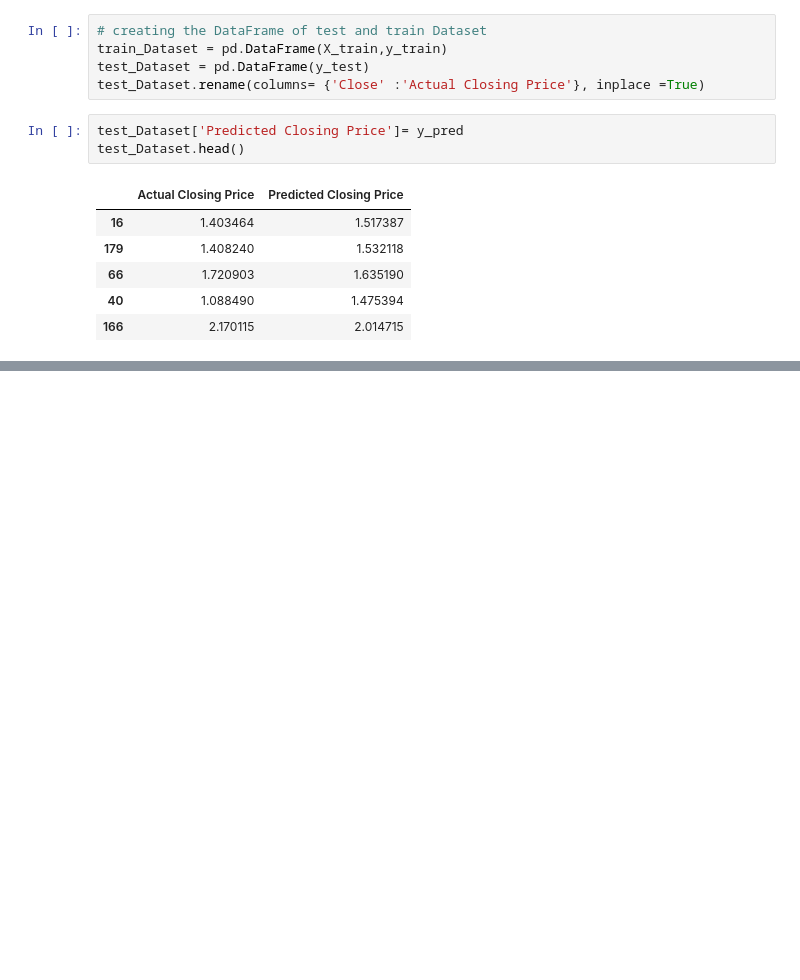
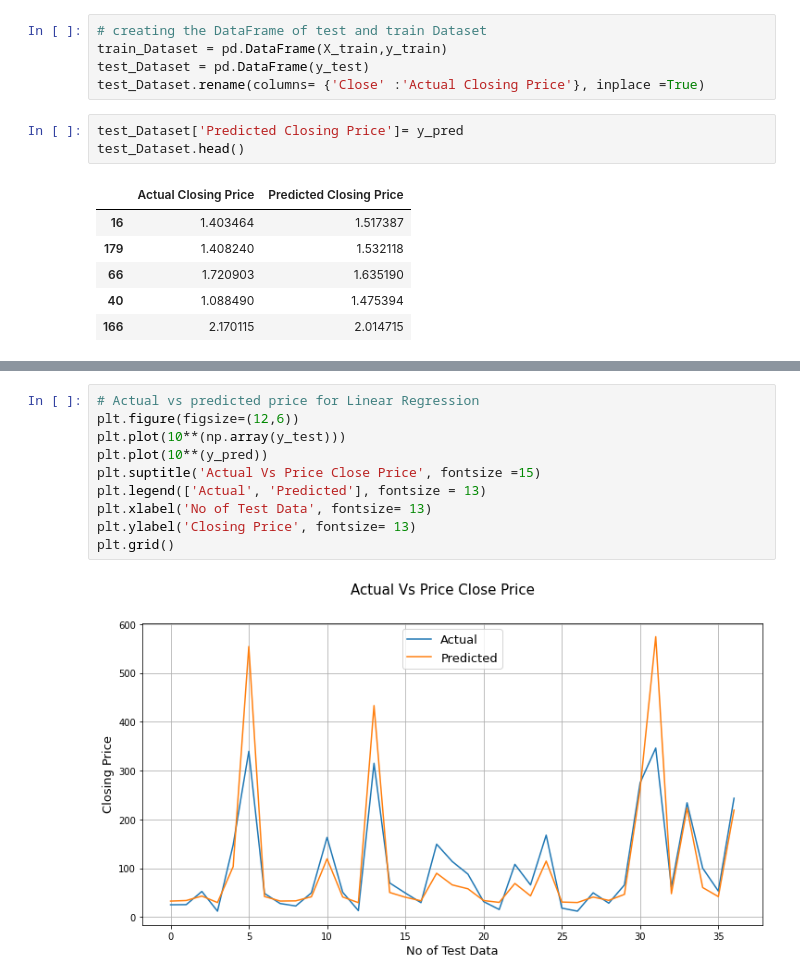
Before and after one commit to ShuklaRajni/Yes_Bank_Stock_Prices_Prediction_analysis, a Jupyter notebook: Yes_Bank_Stock_Closing_Price_Prediction_Capstone_Project_2.ipynb, the cells around one changed output, grey strips where cells are left out. Cells and saved outputs as stored; diff of their text form; blank space fills up the shorter version.

```diff
--- a/Yes_Bank_Stock_Closing_Price_Prediction_Capstone_Project_2.ipynb
+++ b/Yes_Bank_Stock_Closing_Price_Prediction_Capstone_Project_2.ipynb
@@ -530,0 +553,12 @@ test_Dataset.head()
+# %%
+# Actual vs predicted price for Linear Regression
+plt.figure(figsize=(12,6))
+plt.plot(10**(np.array(y_test)))
+plt.plot(10**(y_pred))
+plt.suptitle('Actual Vs Price Close Price', fontsize =15)
+plt.legend(['Actual', 'Predicted'], fontsize = 13)
+plt.xlabel('No of Test Data', fontsize= 13)
+plt.ylabel('Closing Price', fontsize= 13)
+plt.grid()
+# %% [output]
+[figure, added]
```
Also changed, not shown: parts of 10 cells of this notebook.
